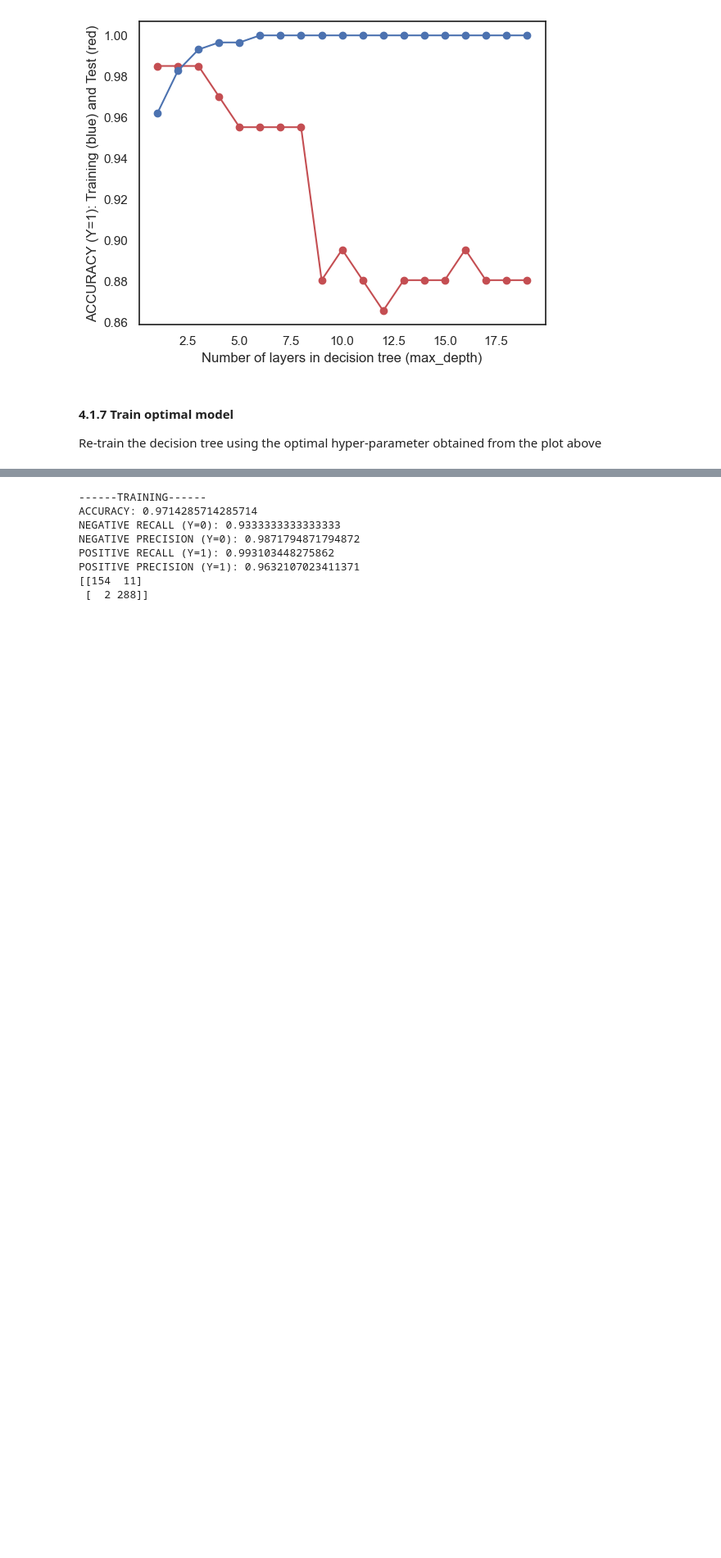
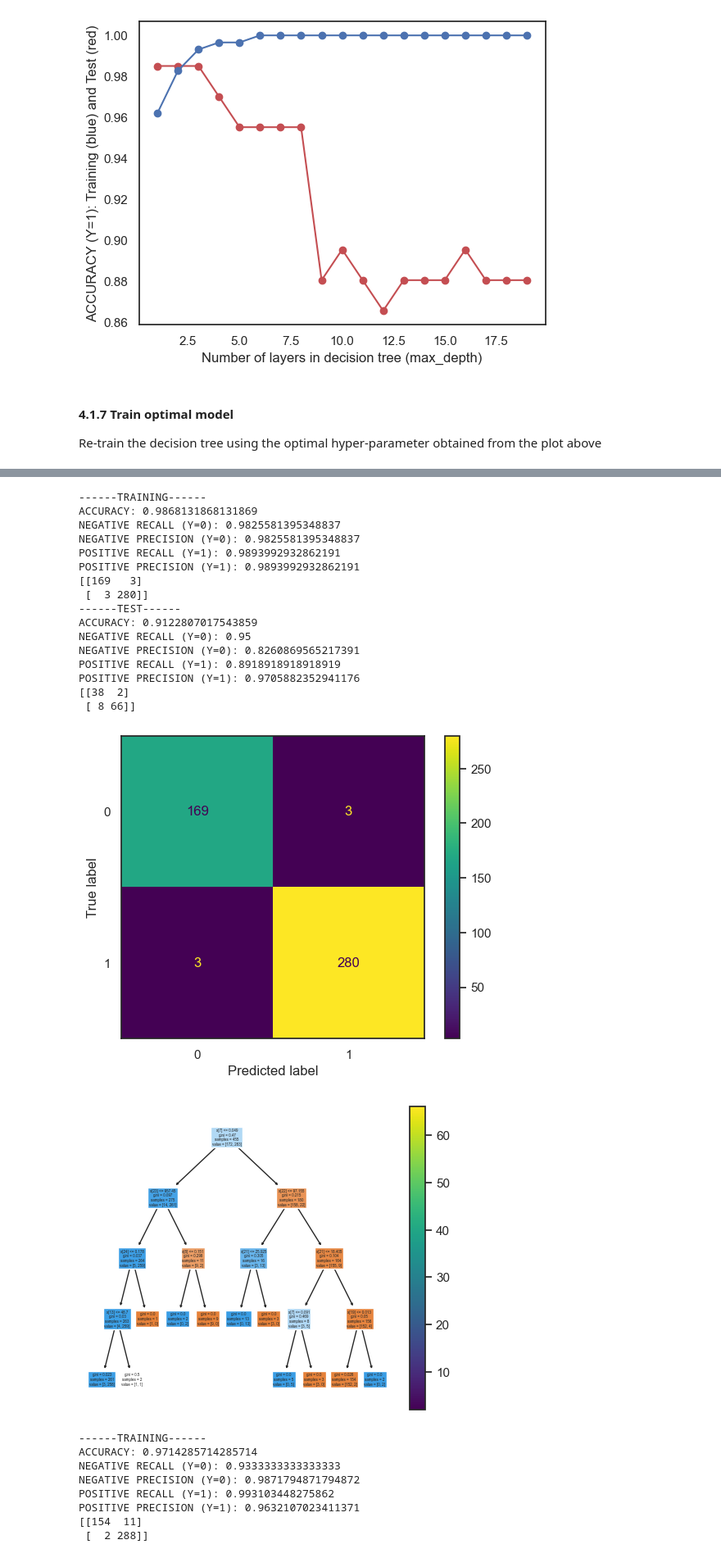
Before and after one commit to hannah-hana-kim/DSAN-5000-Lab, a Jupyter notebook: lab-5.1/assignment.ipynb, the cells around one changed output, grey strips where cells are left out. Shown at 82% size. Saved outputs shown, nothing was run; the diff lists cells and outputs as text; code cells hidden in the pictures; blank space fills up the shorter version.

```diff
--- a/lab-5.1/assignment.ipynb
+++ b/lab-5.1/assignment.ipynb
@@ -363,3 +390,30 @@ yp_test=model.predict(INSERT_CODE)
+# %%
+# RUN THE FOLLOWING CODE TO EVALUATE YOUR MODEL
+print("------TRAINING------")
+confusion_plot(y_train,yp_train)
+print("------TEST------")
+confusion_plot(y_test,yp_test)
+
+plot_tree(model)
+# %% [output]
+------TRAINING------
+ACCURACY: 0.9868131868131869
+NEGATIVE RECALL (Y=0): 0.9825581395348837
+NEGATIVE PRECISION (Y=0): 0.9825581395348837
+POSITIVE RECALL (Y=1): 0.9893992932862191
+POSITIVE PRECISION (Y=1): 0.9893992932862191
+[[169   3]
+ [  3 280]]
+------TEST------
+ACCURACY: 0.9122807017543859
+NEGATIVE RECALL (Y=0): 0.95
+NEGATIVE PRECISION (Y=0): 0.8260869565217391
+POSITIVE RECALL (Y=1): 0.8918918918918919
+POSITIVE PRECISION (Y=1): 0.9705882352941176
+[[38  2]
+ [ 8 66]]
+[figure, added]
+[figure, added]
 # %%
 # RUN THE FOLLOWING CODE TO EVALUATE YOUR MODEL
 print("------TRAINING------")
```
Also changed, not shown: parts of 8 cells of this notebook.
